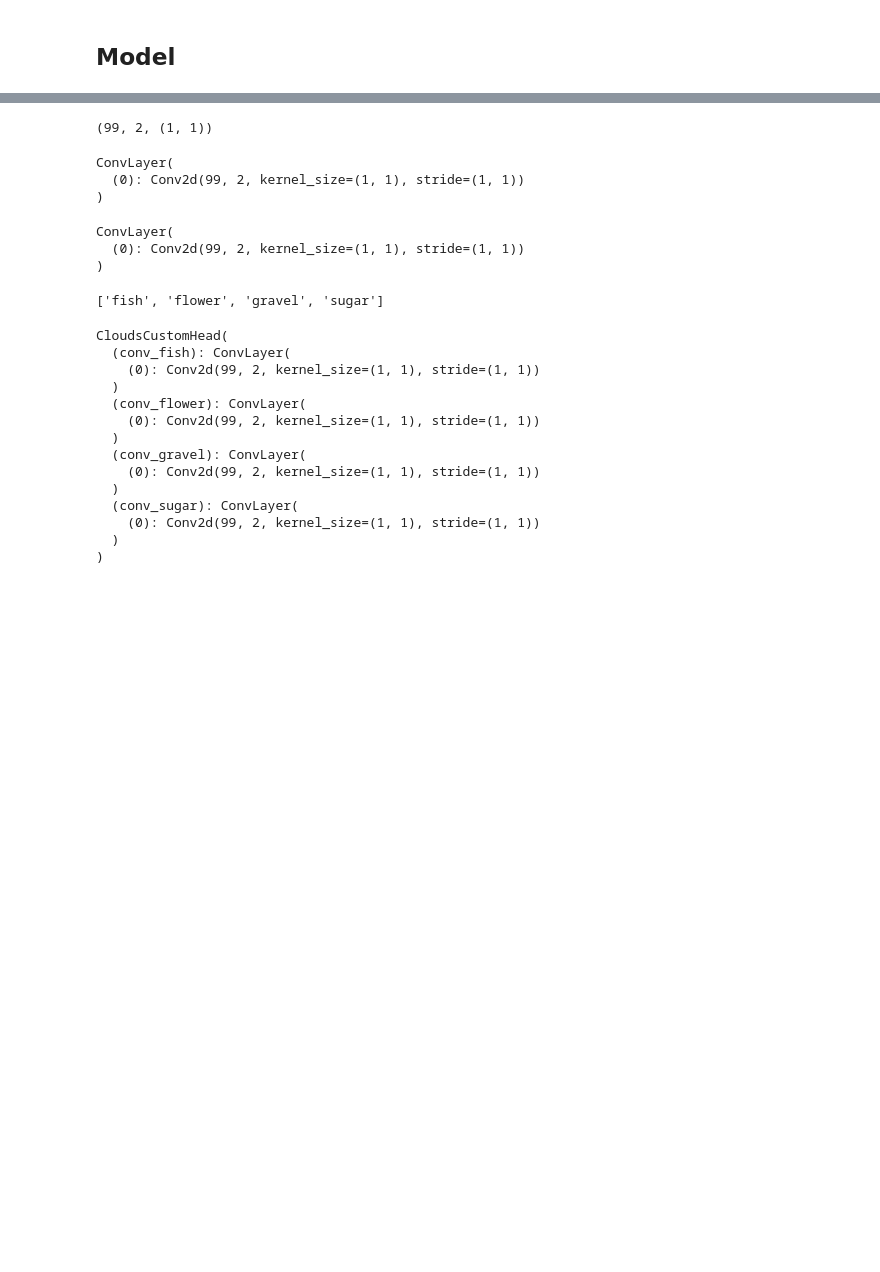
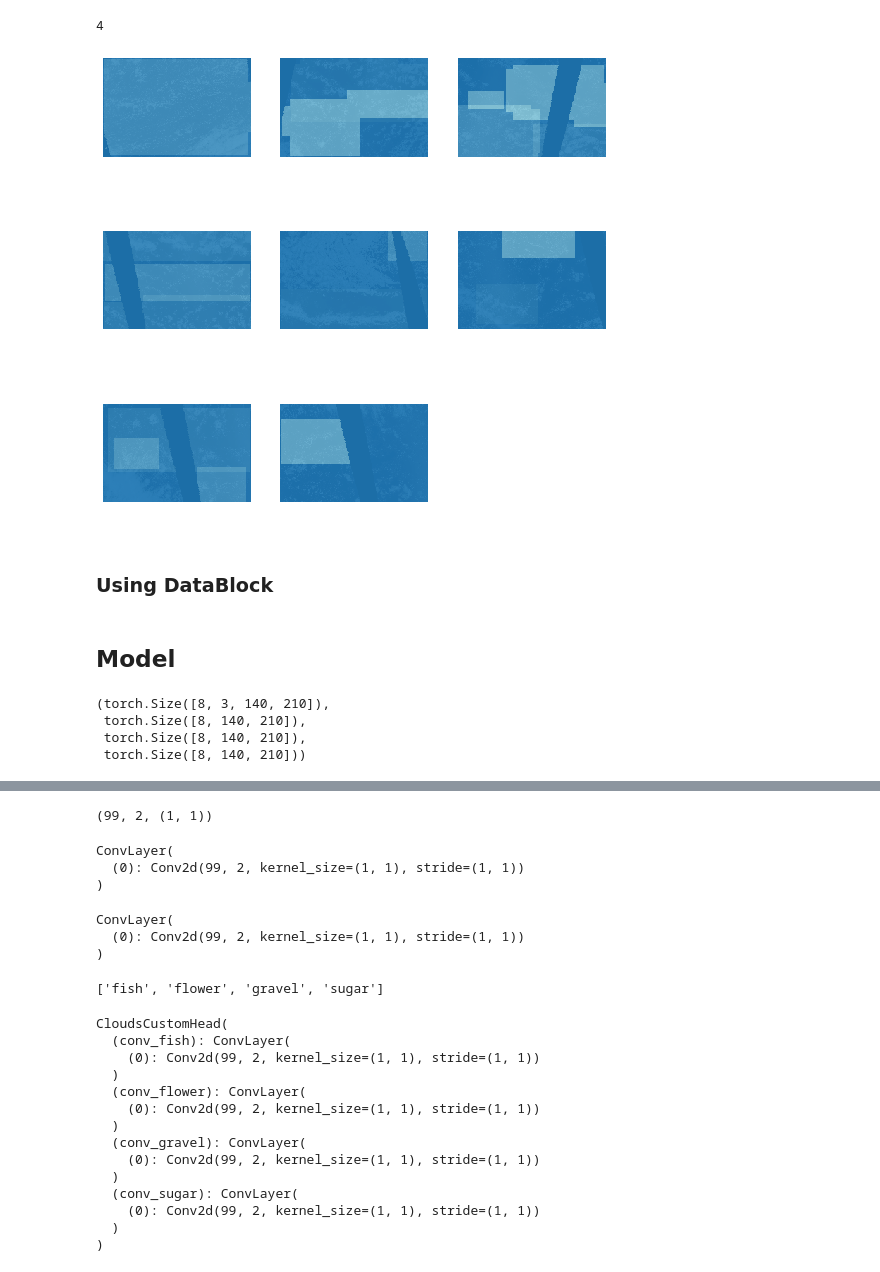
Before and after one commit to qAp/kgl_clouds, a Jupyter notebook: multicloudtype.ipynb, the cells around one changed output, grey strips where cells are left out. Drawn from its saved outputs; the diff is of its cells as text; code cells hidden in the pictures; blank space fills up the shorter version.

```diff
--- a/multicloudtype.ipynb
+++ b/multicloudtype.ipynb
@@ -10,0 +122,2 @@ CATS = ['fish', 'flower', 'gravel', 'sugar']
+# %%
+rescale_tfm = RescaleTfm(max_w=SZ, resample=0)
@@ -10,0 +132,4 @@ CATS = ['fish', 'flower', 'gravel', 'sugar']
+# %%
+item_img_tfms = [rescale_tfm, ToTensor]
+# %%
+batch_tfms = [Cuda(), IntToFloatTensor()]
@@ -10,0 +138,2 @@ CATS = ['fish', 'flower', 'gravel', 'sugar']
+# %%
+dbch = dsrc.databunch(after_item=item_img_tfms, after_batch=batch_tfms, bs=8)
@@ -10,0 +142,10 @@ CATS = ['fish', 'flower', 'gravel', 'sugar']
+# %%
+len(yb)
+# %% [output]
+4
+# %%
+dbch.show_batch()
+# %% [output]
+[figure, added]
+# %% [markdown]
+### Using DataBlock
@@ -11,5 +154,12 @@ CATS = ['fish', 'flower', 'gravel', 'sugar']
 # %% [markdown]
 ## Model
+# %%
+xb.shape, yb[0].shape, yb[1].shape, yb[2].shape
+# %% [output]
+(torch.Size([8, 3, 140, 210]),
+ torch.Size([8, 140, 210]),
+ torch.Size([8, 140, 210]),
+ torch.Size([8, 140, 210]))
 # %%
 from local.vision import models
 # %%
```
Also changed, not shown: parts of 35 cells of this notebook.
